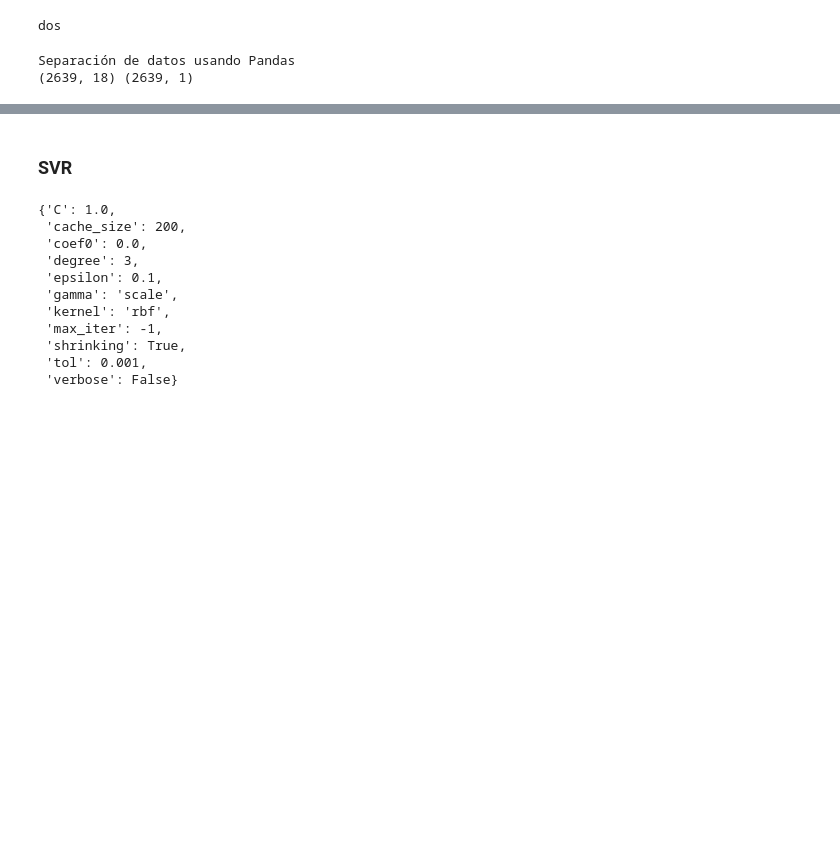
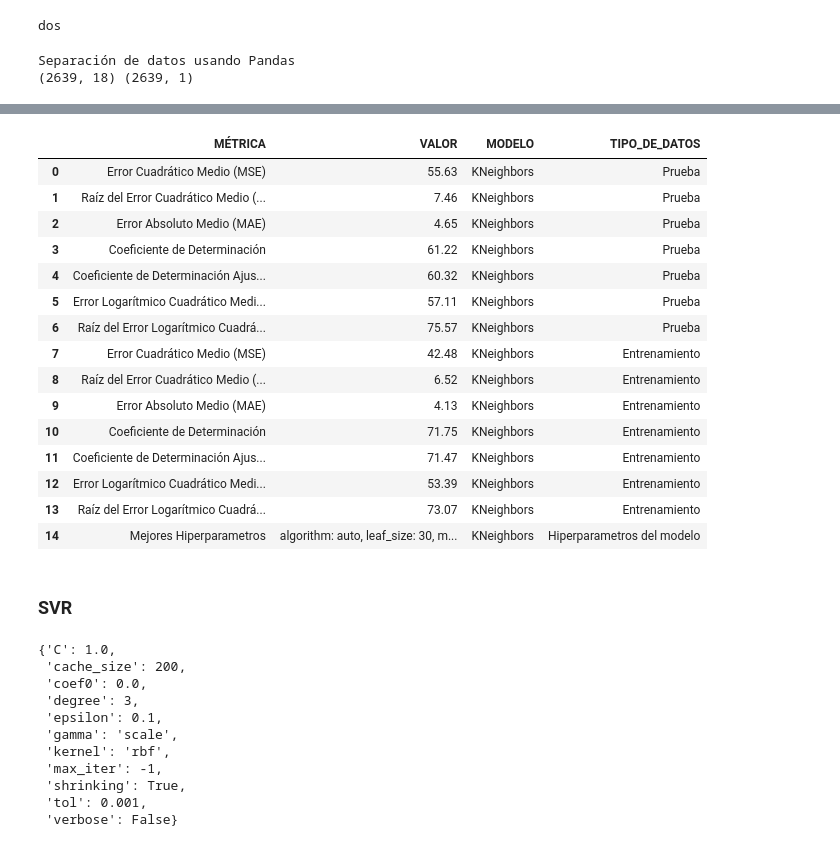
Before and after one commit to CamiloeSotoS/UNIVERSIDAD-DISTRITAL-PROYECTO, a Jupyter notebook: MÓDULO ANALÍTICA PREDICTIVA/MÓDULO_ANALITICA_MODELOS_REGRESION_DEF.ipynb, the cells around one changed output, grey strips where cells are left out. Drawn from its saved outputs; the diff is of its cells as text; code cells hidden in the pictures; blank space fills up the shorter version.

Commit message:
Desarrollo completado de modelos de clasificación.

```diff
--- a/MÓDULO ANALÍTICA PREDICTIVA/MÓDULO_ANALITICA_MODELOS_REGRESION_DEF.ipynb
+++ b/MÓDULO ANALÍTICA PREDICTIVA/MÓDULO_ANALITICA_MODELOS_REGRESION_DEF.ipynb
@@ -284,0 +347,31 @@ R^2 Score: 0.11722907064993182
+# %%
+# Predecir las etiquetas para los datos de prueba
+resultados_df_knn = pd.DataFrame(columns=['MÉTRICA', 'VALOR'])
+# Predicciones del modelo
+Y_pred = modelo_knn.predict(X_tst)
+
+# Cálculo de métricas
+mse = mean_squared_error(Y_tst, Y_pred)
+rmse = np.sqrt(mse)
+mae = mean_absolute_error(Y_tst, Y_pred)
+r2 = r2_score(Y_tst, Y_pred)
+msle = mean_squared_log_error(Y_tst, Y_pred)
+rmsle = np.sqrt(msle)
+n = len(Y_tst)
+k = X_tst.shape[1]
+r2_ajustado = 1 - ((1 - r2) * (n - 1) / (n - k - 1))
+
+# Crear un DataFrame para cada métrica
+df_MSE = pd.DataFrame({'MÉTRICA': ['Error Cuadrático Medio (MSE)'], 'VALOR': [round(mse, 2)]})
+df_RMSE= pd.DataFrame({'MÉTRICA': ['Raíz del Error Cuadrático Medio (RMSE)'], 'VALOR': [round(rmse, 2)]})
+df_MAE = pd.DataFrame({'MÉTRICA': ['Error Absoluto Medio (MAE)'], 'VALOR': [round(mae, 2)]})
+df_R2 = pd.DataFrame({'MÉTRICA': ['Coeficiente de Determinación'], 'VALOR': [round(r2*100, 2)]})
+df_R2A = pd.DataFrame({'MÉTRICA': ['Coeficiente de Determinación Ajustado'], 'VALOR': [round(r2_ajustado*100, 2)]})
+df_MSLE=pd.DataFrame({'MÉTRICA': ['Error Logarítmico Cuadrático Medio (MSLE)'], 'VALOR': [round(msle*100, 2)]})
+df_RMSLE=pd.DataFrame({'MÉTRICA': ['Raíz del Error Logarítmico Cuadrático Medio (RMSLE)'], 'VALOR': [round(rmsle*100, 2)]})
+# Concatenar los DataFrames
+resultados_df_knn_prueba = pd.concat([resultados_df_knn, df_MSE,df_RMSE,df_MAE,df_R2,df_R2A,df_MSLE,df_RMSLE], ignore_index=True)
+resultados_df_knn_prueba["MODELO"]='KNeighbors'
+resultados_df_knn_prueba["TIPO_DE_DATOS"]='Prueba'
+# Imprimir el DataFrame con los resultados
+resultados_df_knn_prueba
@@ -284,0 +387,3 @@ R^2 Score: 0.11722907064993182
+# %%
+mejores_hiperparametros_knn = modelo_knn.get_params()
+mejores_hiperparametros_knn
@@ -285,3 +399,31 @@ R^2 Score: 0.11722907064993182
+# %%
+cadena_hiperparametros_knn = ', '.join([f"{key}: {value}" for key, value in mejores_hiperparametros_knn.items()])
+df_hiperparametros_knn = pd.DataFrame({
+    'MÉTRICA': ['Mejores Hiperparametros'],
+    'VALOR': [cadena_hiperparametros_knn],
+    'MODELO': ['KNeighbors'],
+    'TIPO_DE_DATOS': ['Entrenamiento']
+})
+resultados_df_knn = pd.concat([resultados_df_knn_prueba,resultados_df_knn_entrenamiento,df_hiperparametros_knn], ignore_index=True)
+resultados_df_knn['TIPO_DE_DATOS']=np.where(resultados_df_knn['MÉTRICA']=='Mejores Hiperparametros','Hiperparametros del modelo',resultados_df_knn['TIPO_DE_DATOS'])
+resultados_df_knn
+# %% [output]
+|  | MÉTRICA | VALOR | MODELO | TIPO_DE_DATOS |
+| 0 | Error Cuadrático Medio (MSE) | 55.63 | KNeighbors | Prueba |
+| 1 | Raíz del Error Cuadrático Medio (... | 7.46 | KNeighbors | Prueba |
+| 2 | Error Absoluto Medio (MAE) | 4.65 | KNeighbors | Prueba |
+| 3 | Coeficiente de Determinación | 61.22 | KNeighbors | Prueba |
+| 4 | Coeficiente de Determinación Ajus... | 60.32 | KNeighbors | Prueba |
+| 5 | Error Logarítmico Cuadrático Medi... | 57.11 | KNeighbors | Prueba |
+| 6 | Raíz del Error Logarítmico Cuadrá... | 75.57 | KNeighbors | Prueba |
+| 7 | Error Cuadrático Medio (MSE) | 42.48 | KNeighbors | Entrenamiento |
+| 8 | Raíz del Error Cuadrático Medio (... | 6.52 | KNeighbors | Entrenamiento |
+| 9 | Error Absoluto Medio (MAE) | 4.13 | KNeighbors | Entrenamiento |
+| 10 | Coeficiente de Determinación | 71.75 | KNeighbors | Entrenamiento |
+| 11 | Coeficiente de Determinación Ajus... | 71.47 | KNeighbors | Entrenamiento |
+| 12 | Error Logarítmico Cuadrático Medi... | 53.39 | KNeighbors | Entrenamiento |
+| 13 | Raíz del Error Logarítmico Cuadrá... | 73.07 | KNeighbors | Entrenamiento |
+| 14 | Mejores Hiperparametros | algorithm: auto, leaf_size: 30, m... | KNeighbors | Hiperparametros del modelo |
 # %% [markdown]
 ### SVR
 # %%
```
Also changed, not shown: parts of 33 cells of this notebook, 10 other files.
